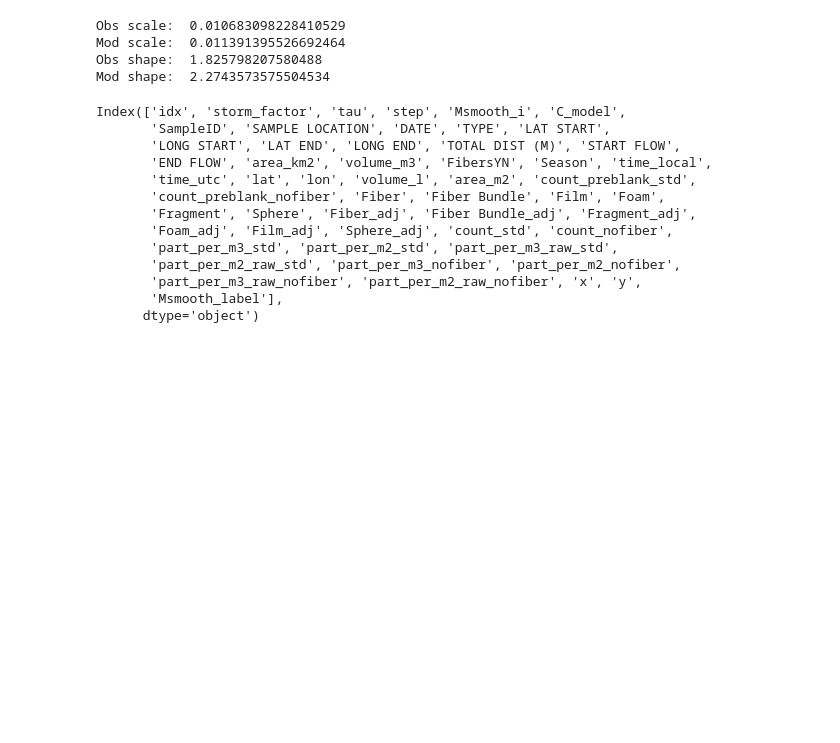
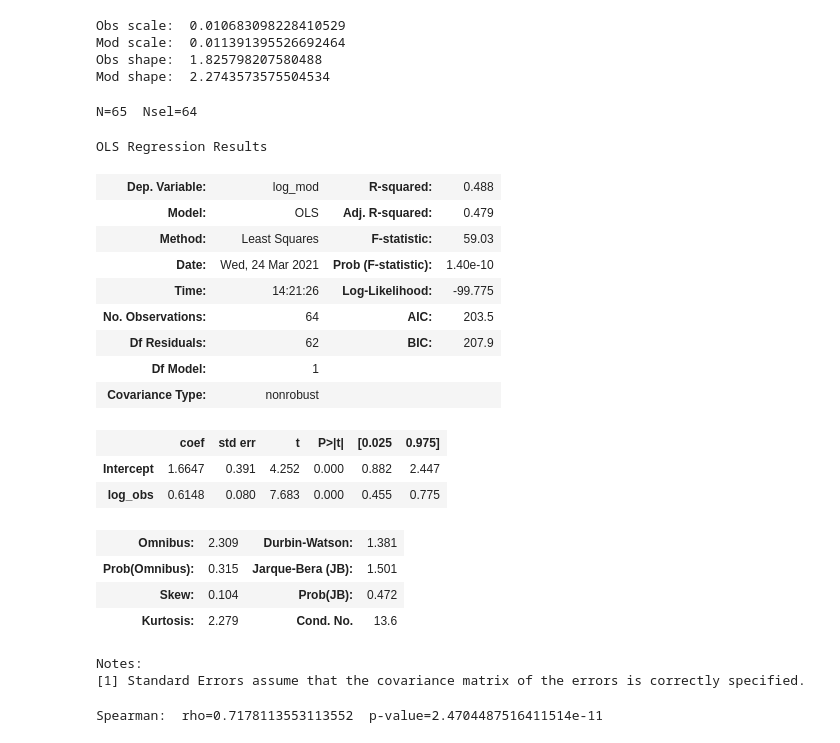
Before and after one commit to rustychris/microplastic_sfbay, a Jupyter notebook: postprocess/postproc_nosql_v01_dask.ipynb, the cells around one changed output. Drawn from its saved outputs; the diff is of its cells as text; code cells hidden in the pictures; blank space fills up the shorter version.

```diff
--- a/postprocess/postproc_nosql_v01_dask.ipynb
+++ b/postprocess/postproc_nosql_v01_dask.ipynb
@@ -830,19 +844,58 @@ Obs scale:  0.010683098228410529
 Mod scale:  0.011391395526692464
 Obs shape:  1.825798207580488
 Mod shape:  2.2743573575504534
-# %%
-mp.columns
-# %% [output]
-Index(['idx', 'storm_factor', 'tau', 'step', 'Msmooth_i', 'C_model',
-       'SampleID', 'SAMPLE LOCATION', 'DATE', 'TYPE', 'LAT START',
-       'LONG START', 'LAT END', 'LONG END', 'TOTAL DIST (M)', 'START FLOW',
-       'END FLOW', 'area_km2', 'volume_m3', 'FibersYN', 'Season', 'time_local',
-       'time_utc', 'lat', 'lon', 'volume_l', 'area_m2', 'count_preblank_std',
-       'count_preblank_nofiber', 'Fiber', 'Fiber Bundle', 'Film', 'Foam',
-       'Fragment', 'Sphere', 'Fiber_adj', 'Fiber Bundle_adj', 'Fragment_adj',
-       'Foam_adj', 'Film_adj', 'Sphere_adj', 'count_std', 'count_nofiber',
-       'part_per_m3_std', 'part_per_m2_std', 'part_per_m3_raw_std',
-       'part_per_m2_raw_std', 'part_per_m3_nofiber', 'part_per_m2_nofiber',
-       'part_per_m3_raw_nofiber', 'part_per_m2_raw_nofiber', 'x', 'y',
-       'Msmooth_label'],
-      dtype='object')
+# %%
+mp=manta_pred_master
+sel_tau=mp.tau==60
+sel_smooth=mp.Msmooth_label=='grid'
+sel_step=mp.step==-100000
+sel_storm=mp.storm_factor==1.0
+sel=sel_tau & sel_smooth & sel_step & sel_storm
+df=manta_pred_master[sel]
+
+import statsmodels.formula.api as smf
+from scipy.stats import spearmanr
+# %%
+# statsmodels on log-transform
+n_low=n_high=0
+obs_rank=np.argsort(np.argsort(df['part_per_m2_nofiber']))
+obs_sel=(obs_rank>=n_low) & (obs_rank<len(df)-n_high)
+mod_rank=np.argsort(np.argsort(df['C_model']))
+mod_sel=(mod_rank>=n_low) & (mod_rank<len(df)-n_high)
+
+sel_nz=(df['part_per_m2_nofiber']>0)&(df['C_model']>0).values
+sel=obs_sel&mod_sel&sel_nz
+print(f"N={len(rank)}  Nsel={sel.sum()}")
+
+data=df[sel].copy()
+data['log_mod']=np.log(data['C_model'])
+data['log_obs']=np.log(data['part_per_m2_nofiber'])
+
+res=smf.ols(formula='log_mod ~ log_obs', data=data).fit()
+res.summary()
+# %% [output]
+N=65  Nsel=64
+OLS Regression Results
+| Dep. Variable: | log_mod | R-squared: | 0.488 |
+| Model: | OLS | Adj. R-squared: | 0.479 |
+| Method: | Least Squares | F-statistic: | 59.03 |
+| Date: | Wed, 24 Mar 2021 | Prob (F-statistic): | 1.40e-10 |
+| Time: | 14:21:26 | Log-Likelihood: | -99.775 |
+| No. Observations: | 64 | AIC: | 203.5 |
+| Df Residuals: | 62 | BIC: | 207.9 |
+| Df Model: | 1 |  |  |
+| Covariance Type: | nonrobust |  |  |
+|  | coef | std err | t | P>|t| | [0.025 | 0.975] |
+| Intercept | 1.6647 | 0.391 | 4.252 | 0.000 | 0.882 | 2.447 |
+| log_obs | 0.6148 | 0.080 | 7.683 | 0.000 | 0.455 | 0.775 |
+| Omnibus: | 2.309 | Durbin-Watson: | 1.381 |
+| Prob(Omnibus): | 0.315 | Jarque-Bera (JB): | 1.501 |
+| Skew: | 0.104 | Prob(JB): | 0.472 |
+| Kurtosis: | 2.279 | Cond. No. | 13.6 |
+Notes:
+[1] Standard Errors assume that the covariance matrix of the errors is correctly specified.
+# %%
+rho,rho_p=spearmanr(data['C_model'],data['part_per_m2_nofiber'])
+print(f"Spearman:  rho={rho}  p-value={rho_p}")
+# %% [output]
+Spearman:  rho=0.7178113553113552  p-value=2.4704487516411514e-11
```
Also changed, not shown: parts of 8 cells of this notebook, 4 other files.
